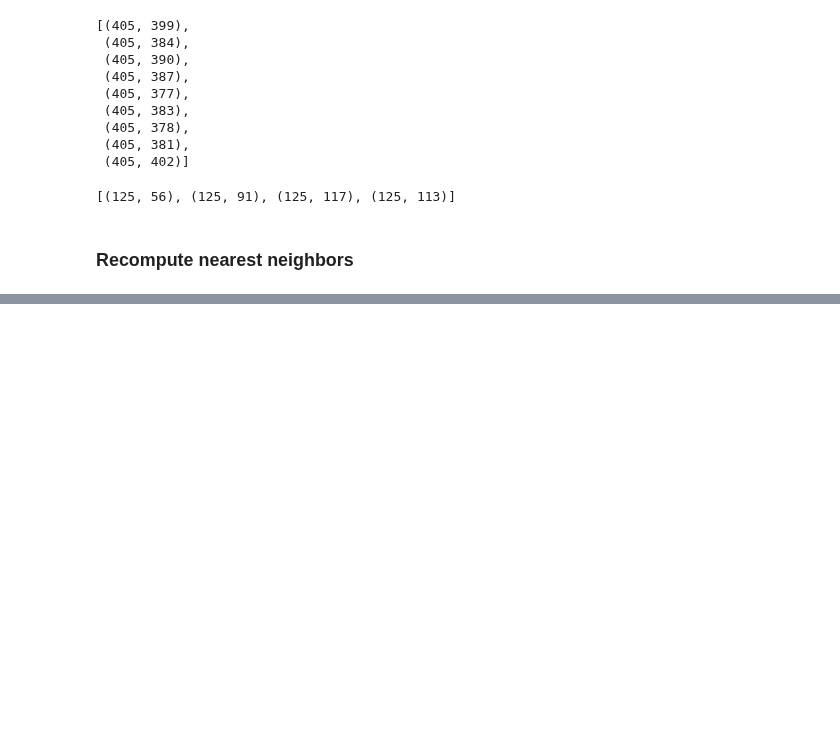
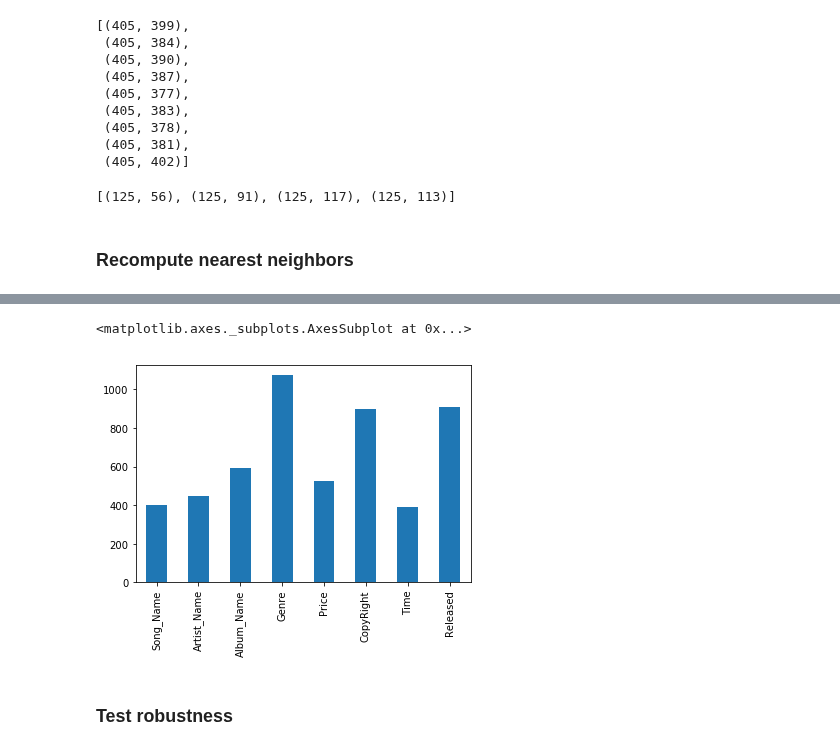
Before and after one commit to vincenzomartello/deepmatcher-experiments, a Jupyter notebook: notebooks/iTunes-Amazon/generateExplanations.ipynb, the cells around one changed output, grey strips where cells are left out. Drawn from its saved outputs; the diff is of its cells as text; code cells hidden in the pictures; blank space fills up the shorter version.

```diff
--- a/notebooks/iTunes-Amazon/generateExplanations.ipynb
+++ b/notebooks/iTunes-Amazon/generateExplanations.ipynb
@@ -232,0 +286,4 @@ testOscillation(model,'../../Structured/itunes-amazon/test_negatives.csv','Time'
+# %%
+pos_classifier_hybrid,pos_ids = return_layer_input('../../Structured/itunes-amazon/',
+                                                                       'positives',128,hybrid_model10,
+                                                                       hybrid_model10.classifier,device=-1)
@@ -232,0 +303,11 @@ testOscillation(model,'../../Structured/itunes-amazon/test_negatives.csv','Time'
+# %%
+pos_ri,pos_ri_norms = computeRi(hybrid_model10.classifier,
+                                                    attributes,pos_classifier_hybrid,attribute_len_hybrid,0)
+# %%
+pos_variation_df = pd.DataFrame(data= pos_ri_norms,columns=attributes)
+pos_variation_df.sum().plot.bar()
+# %% [output]
+<matplotlib.axes._subplots.AxesSubplot at 0x...>
+[figure, added]
+# %% [markdown]
+### Test robustness
```
Also changed, not shown: parts of 43 cells of this notebook, 24 other files.
